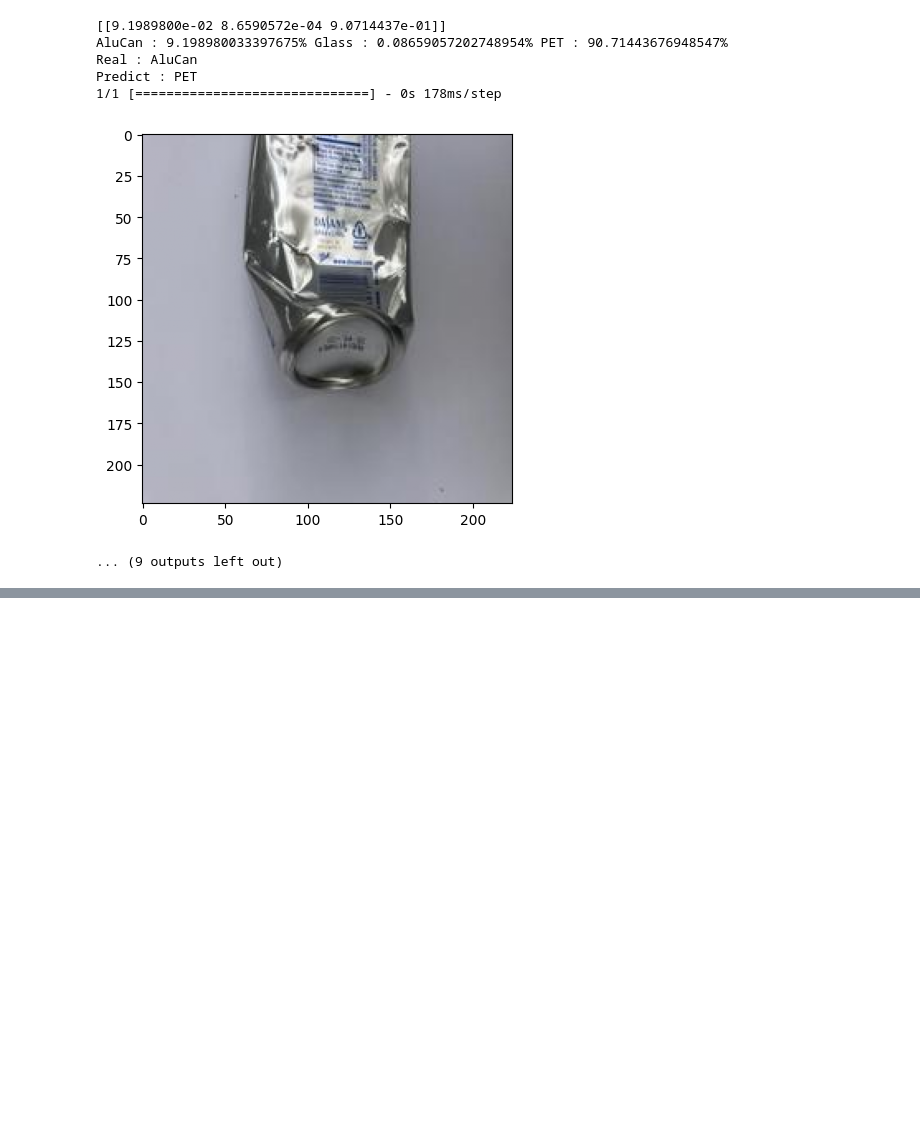
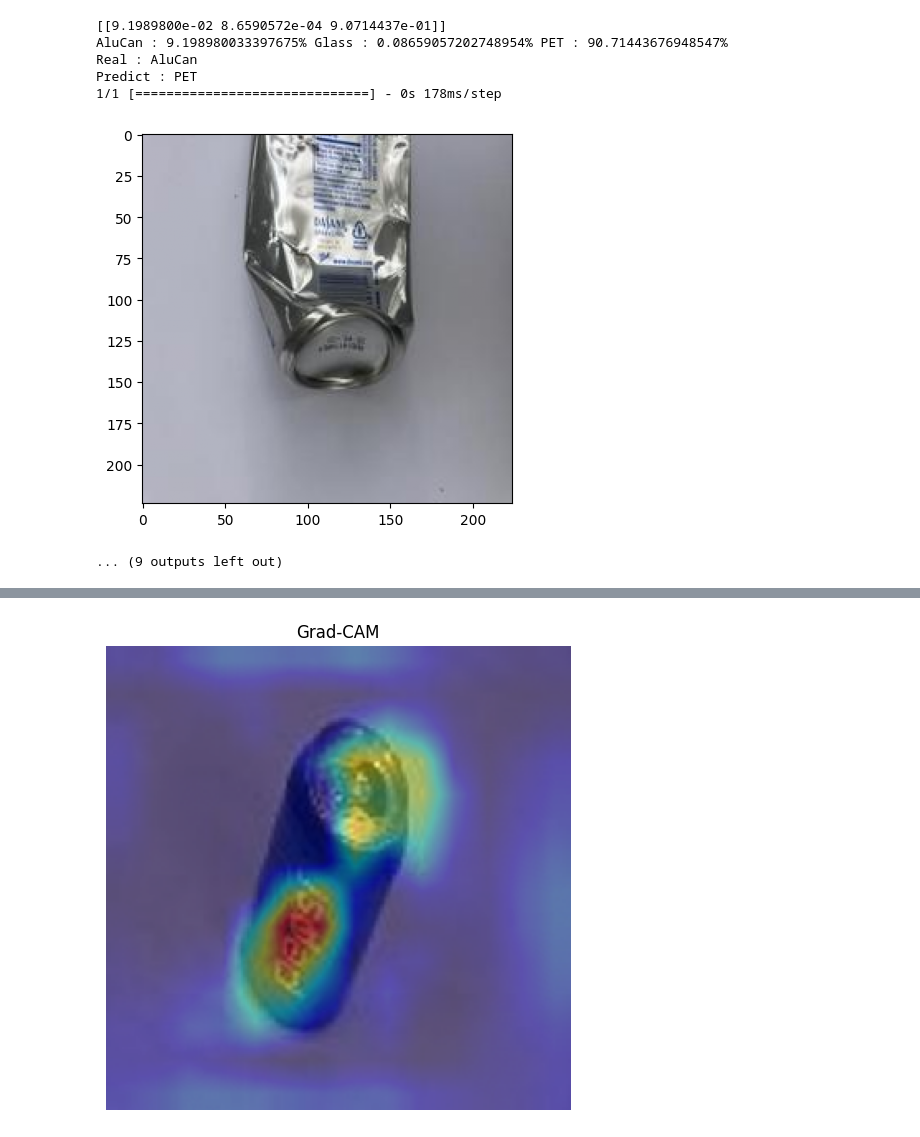
Before and after one commit to omarzo0/Drinking-Waste-Classification, a Jupyter notebook: DrinkingWasteClassification.ipynb, the cells around one changed output, grey strips where cells are left out. Drawn from its saved outputs; the diff is of its cells as text; code cells hidden in the pictures; blank space fills up the shorter version.

Commit message:
new imp
add grad cam and implement new models

```diff
--- a/DrinkingWasteClassification.ipynb
+++ b/DrinkingWasteClassification.ipynb
@@ -694,0 +599,80 @@ MemoryError: Unable to allocate 4.20 GiB for an array with shape (3745, 224, 224
+# %%
+import tensorflow as tf
+from tensorflow.keras.applications.vgg16 import VGG16, preprocess_input, decode_predictions
+from tensorflow.keras.preprocessing import image
+import numpy as np
+import cv2
+import matplotlib.pyplot as plt
+
+def load_image():
+    img_path = "outputs/can.png"
+    img = image.load_img(img_path, target_size=(224, 224))
+    x = image.img_to_array(img)
+    x = np.expand_dims(x, axis=0)
+    x = preprocess_input(x)
+    return x
+
+def grad_cam(input_model, image, category_index, layer_name):
+    # Create gradient model
+    grad_model = tf.keras.models.Model(
+        [input_model.inputs],
+        [input_model.get_layer(layer_name).output, input_model.output]
+    )
+
+
+    with tf.GradientTape() as tape:
+        conv_output, predictions = grad_model(image)
+        loss = predictions[:, category_index]
+
+    grads = tape.gradient(loss, conv_output)[0]
+    weights = tf.reduce_mean(grads, axis=(0, 1))
+
+
+    cam = tf.reduce_sum(tf.multiply(weights, conv_output[0]), axis=-1)
+    cam = np.maximum(cam, 0)
+    heatmap = cam / np.max(cam)
+    heatmap = cv2.resize(heatmap, (224, 224))
+    heatmap = np.uint8(255 * heatmap)
+    heatmap = cv2.applyColorMap(heatmap, cv2.COLORMAP_JET)
+
+
+    original_img = image[0]
+    original_img = (original_img - original_img.min()) / (original_img.max() - original_img.min())
+    original_img = np.uint8(255 * original_img)
+
+
+    superimposed_img = cv2.addWeighted(original_img, 0.6, heatmap, 0.4, 0)
+
+    return superimposed_img, heatmap
+
+
+preprocessed_input = load_image()
+
+
+model = VGG16(weights='imagenet')
+
+
+predictions = model.predict(preprocessed_input)
+top_1 = decode_predictions(predictions)[0][0]
+print('Predicted class:')
+print('%s (%s) with probability %.2f' % (top_1[1], top_1[0], top_1[2]))
+
+
+predicted_class = np.argmax(predictions)
+cam, heatmap = grad_cam(model, preprocessed_input, predicted_class, "block5_conv3")
+
+
+plt.figure(figsize=(10, 5))
+plt.subplot(1, 2, 1)
+plt.imshow(cv2.cvtColor(cam, cv2.COLOR_BGR2RGB))
+plt.title('Grad-CAM')
+plt.axis('off')
+
+
+
+plt.tight_layout()
+plt.show()
+
+
+cv2.imwrite("gradcam.jpg", cam)
+# %% [output]
@@ -694,0 +682 @@ MemoryError: Unable to allocate 4.20 GiB for an array with shape (3745, 224, 224
+[figure, added]
```
Also changed, not shown: parts of 2 cells of this notebook, 10 other files.
